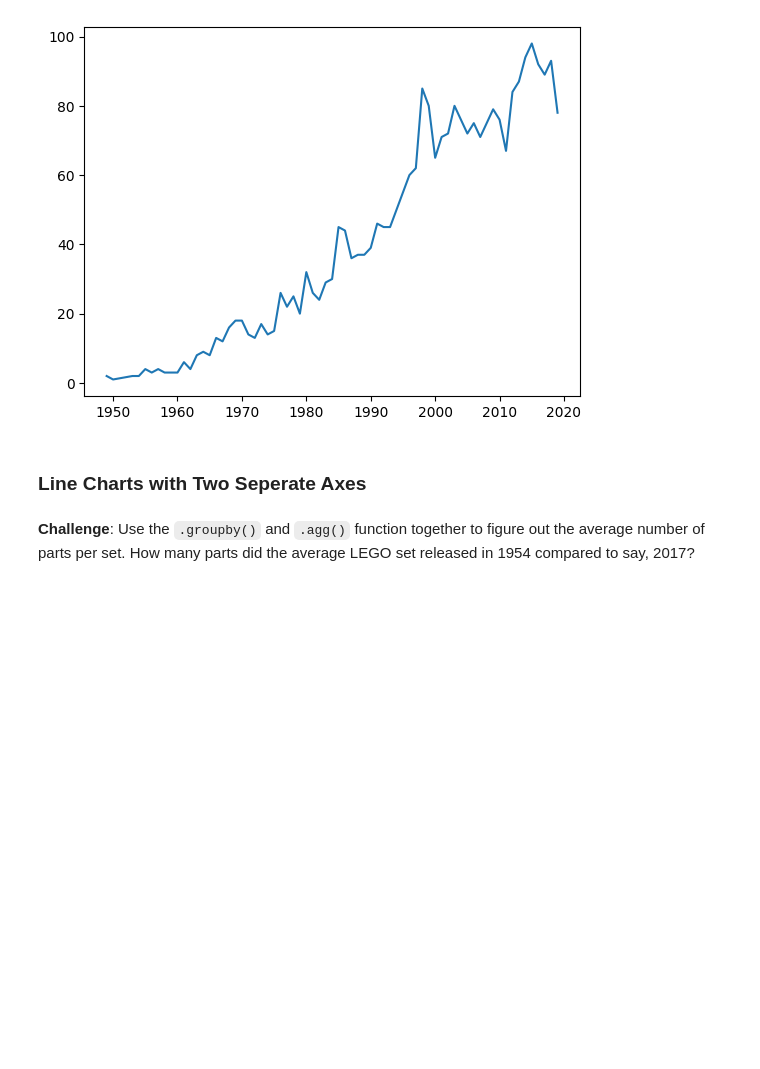
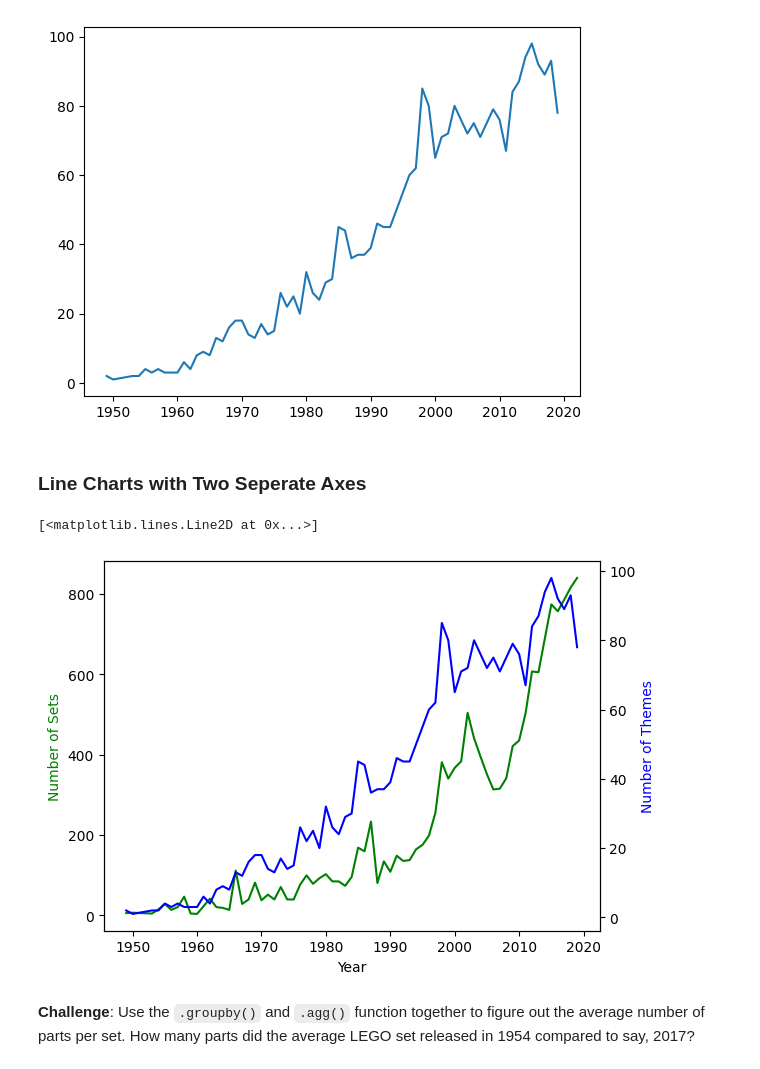
Before and after one commit to Xor01/Analyzing-LEGO-dataset, a Jupyter notebook: Lego_Analysis_for_Course_(start).ipynb, the cells around one changed output. Cells and saved outputs as stored; diff of their text form; code cells hidden in the pictures; blank space fills up the shorter version.

Commit message:
create a chart with two axes for number of themes and sets

```diff
--- a/Lego_Analysis_for_Course_(start).ipynb
+++ b/Lego_Analysis_for_Course_(start).ipynb
@@ -204,6 +204,19 @@ plt.plot(themes_per_year.index[:-2], themes_per_year.theme_id[:-2])
 [figure]
 # %% [markdown]
 ### Line Charts with Two Seperate Axes
+# %%
+ax1 = plt.gca() # get current axis
+ax2 = ax1.twinx() # create another axis that shares ax1
+
+# set specification
+ax1.set_xlabel('Year')
+ax1.set_ylabel('Number of Sets', color='green')
+ax2.set_ylabel('Number of Themes', color='blue')
+ax1.plot(num_set_per_year.index[:-2], num_set_per_year.set_num[:-2], color='green')
+ax2.plot(themes_per_year.index[:-2], themes_per_year.theme_id[:-2], color='blue')
+# %% [output]
+[<matplotlib.lines.Line2D at 0x...>]
+[figure, added]
 # %% [markdown]
 **Challenge**: Use the <code>.groupby()</code> and <code>.agg()</code> function together to figure out the average number of parts per set. How many parts did the average LEGO set released in 1954 compared to say, 2017?
 # %% [markdown]
```
